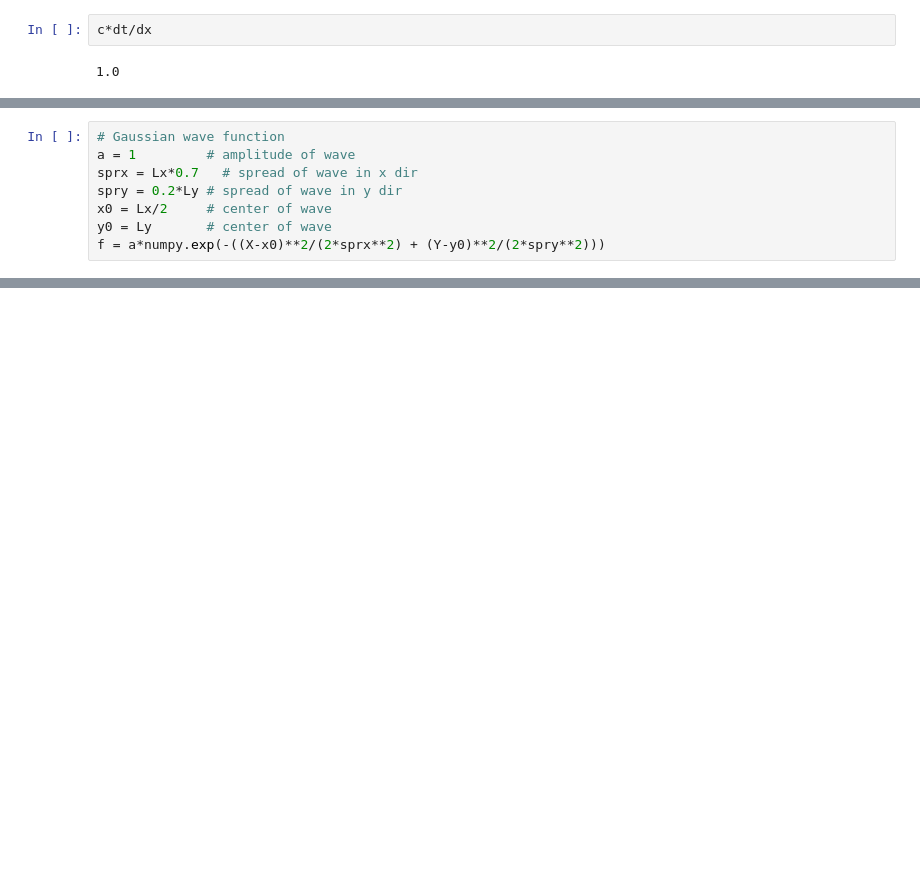
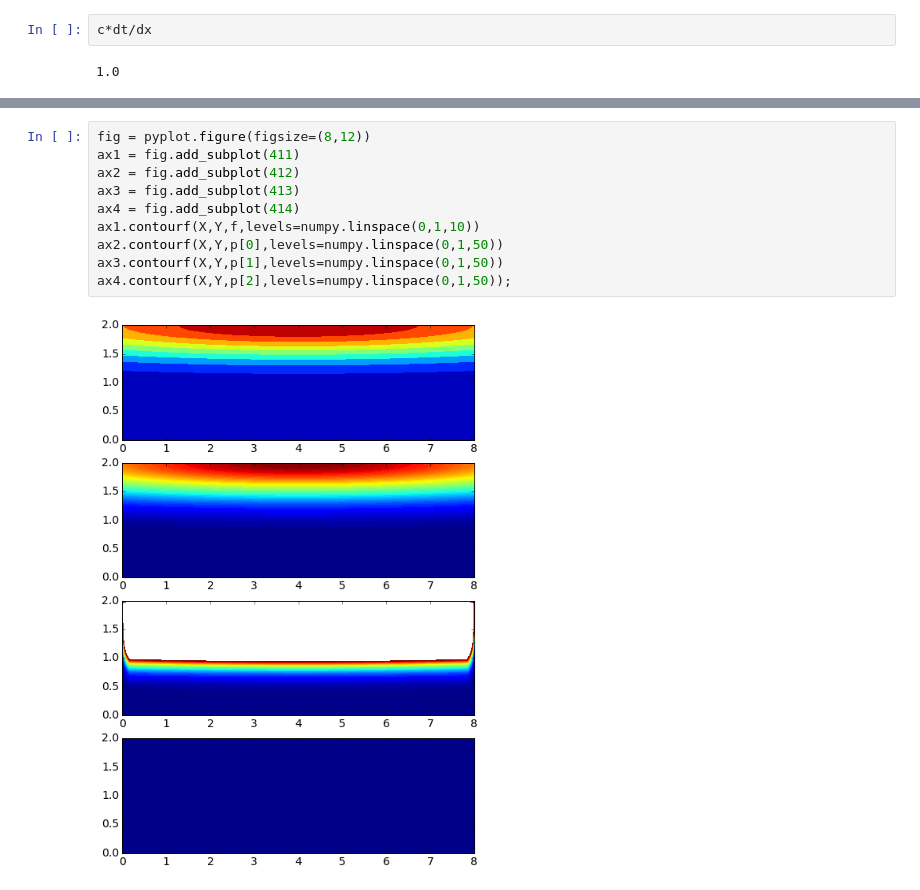
Before and after one commit to numerical-mooc/assignment-bank-2016, a Jupyter notebook: morrill/testing_with_waves.ipynb, the cells around one changed output, grey strips where cells are left out. Cells and saved outputs as stored; diff of their text form; blank space fills up the shorter version.

```diff
--- a/morrill/testing_with_waves.ipynb
+++ b/morrill/testing_with_waves.ipynb
@@ -128,9 +198 @@ y0 = -1   # center of wave
 f = a*numpy.exp(-((X-x0)**2/(2*sprx**2) + (Y-y0)**2/(2*spry**2)))
-# %%
-# Gaussian wave function
-a = 1         # amplitude of wave
-sprx = Lx*0.7   # spread of wave in x dir
-spry = 0.2*Ly # spread of wave in y dir
-x0 = Lx/2     # center of wave
-y0 = Ly       # center of wave
-f = a*numpy.exp(-((X-x0)**2/(2*sprx**2) + (Y-y0)**2/(2*spry**2)))
@@ -136,0 +209,12 @@ f = a*numpy.exp(-((X-x0)**2/(2*sprx**2) + (Y-y0)**2/(2*spry**2)))
+# %%
+fig = pyplot.figure(figsize=(8,12))
+ax1 = fig.add_subplot(411)
+ax2 = fig.add_subplot(412)
+ax3 = fig.add_subplot(413)
+ax4 = fig.add_subplot(414)
+ax1.contourf(X,Y,f,levels=numpy.linspace(0,1,10))
+ax2.contourf(X,Y,p[0],levels=numpy.linspace(0,1,50))
+ax3.contourf(X,Y,p[1],levels=numpy.linspace(0,1,50))
+ax4.contourf(X,Y,p[2],levels=numpy.linspace(0,1,50));
+# %% [output]
+[figure, added]
```
Also changed, not shown: parts of 14 cells of this notebook.
